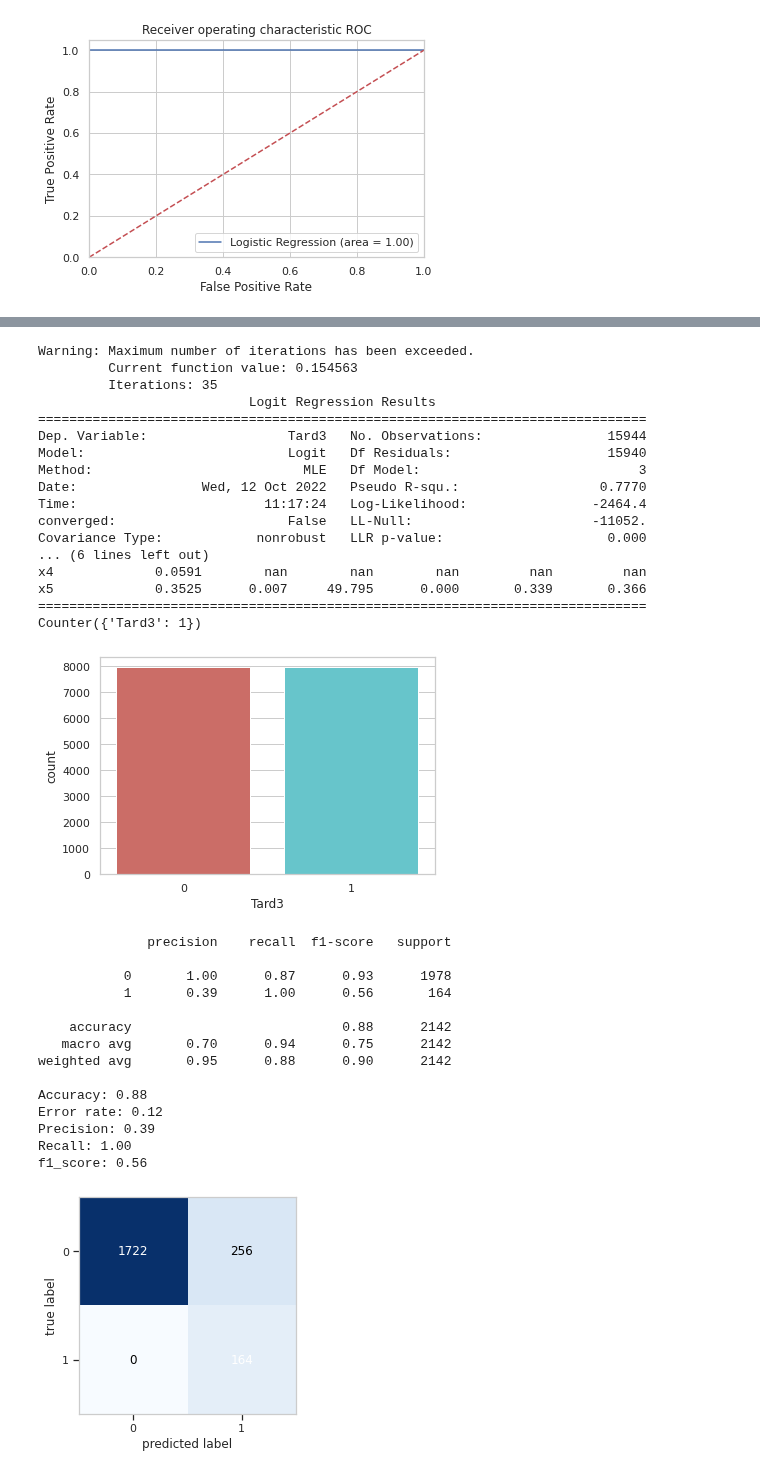
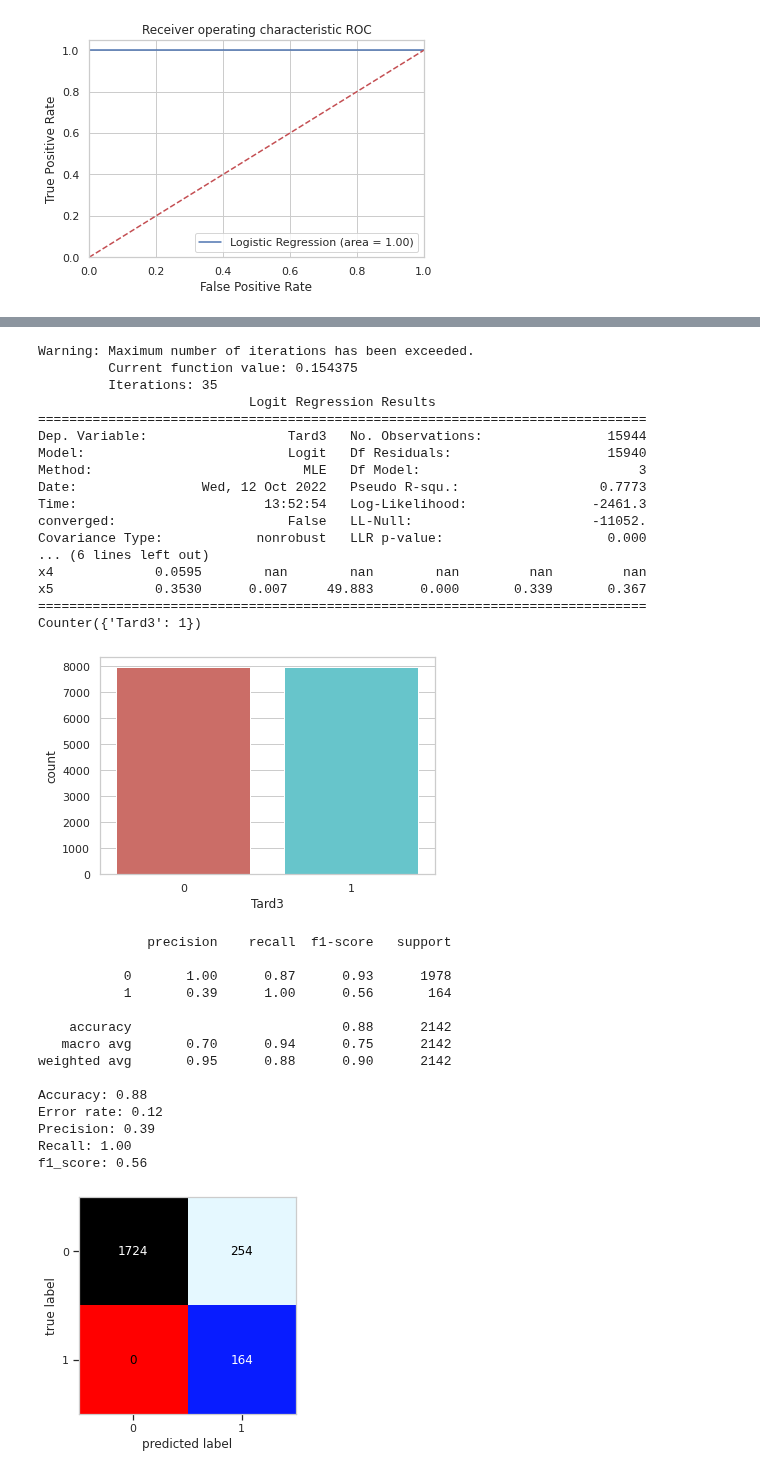
Before and after one commit to JMML2021/Entrega-projecte-final, a Jupyter notebook: utilitzar_loggistic_regression_per_mirar_els_coeficients_.ipynb, the cells around one changed output, grey strips where cells are left out. Saved outputs shown, nothing was run; the diff lists cells and outputs as text; code cells hidden in the pictures.

```diff
--- a/utilitzar_loggistic_regression_per_mirar_els_coeficients_.ipynb
+++ b/utilitzar_loggistic_regression_per_mirar_els_coeficients_.ipynb
@@ -790,7 +759,7 @@ sns.countplot(x='Tard3',data=y_over, palette='hls')
 plt.show()
 
 print(classification_report(y_test, prediction))
-plot_confusion_matrix(confusion_matrix(y_test, prediction))
+plot_confusion_matrix(confusion_matrix(y_test, prediction), cmap='flag')
 
 
 print('Accuracy: {:.2f}'.format(accuracy_score(y_test, prediction)))
@@ -799,39 +768,39 @@ print('Precision: {:.2f}'.format(precision_score(y_test, prediction)))
 print('Recall: {:.2f}'.format(recall_score(y_test, prediction)))
 print('f1_score: {:.2f}'.format(f1_score(y_test, prediction)))
 # %% [output]
 Warning: Maximum number of iterations has been exceeded.
-         Current function value: 0.154563
+         Current function value: 0.154375
          Iterations: 35
                            Logit Regression Results
 ==============================================================================
 Dep. Variable:                  Tard3   No. Observations:                15944
 Model:                          Logit   Df Residuals:                    15940
 Method:                           MLE   Df Model:                            3
-Date:                Wed, 12 Oct 2022   Pseudo R-squ.:                  0.7770
-Time:                        11:17:24   Log-Likelihood:                -2464.4
+Date:                Wed, 12 Oct 2022   Pseudo R-squ.:                  0.7773
+Time:                        13:52:54   Log-Likelihood:                -2461.3
 converged:                      False   LL-Null:                       -11052.
 Covariance Type:            nonrobust   LLR p-value:                     0.000
 ... (6 lines left out)
-x4             0.0591        nan        nan        nan         nan         nan
-x5             0.3525      0.007     49.795      0.000       0.339       0.366
+x4             0.0595        nan        nan        nan         nan         nan
+x5             0.3530      0.007     49.883      0.000       0.339       0.367
 ==============================================================================
 Counter({'Tard3': 1})
 [figure]
               precision    recall  f1-score   support
 
            0       1.00      0.87      0.93      1978
            1       0.39      1.00      0.56       164
 
     accuracy                           0.88      2142
    macro avg       0.70      0.94      0.75      2142
 weighted avg       0.95      0.88      0.90      2142
 
 Accuracy: 0.88
 Error rate: 0.12
 Precision: 0.39
 Recall: 1.00
 f1_score: 0.56
-[figure, old version]
+[figure, new version]
 # %%
 exog_names = ['E_Despegue2','E_Despegue3', 'E_Duracion_Vuelo2','E_Duracion_Vuelo3',]
 
```
Also changed, not shown: parts of 12 cells of this notebook.
